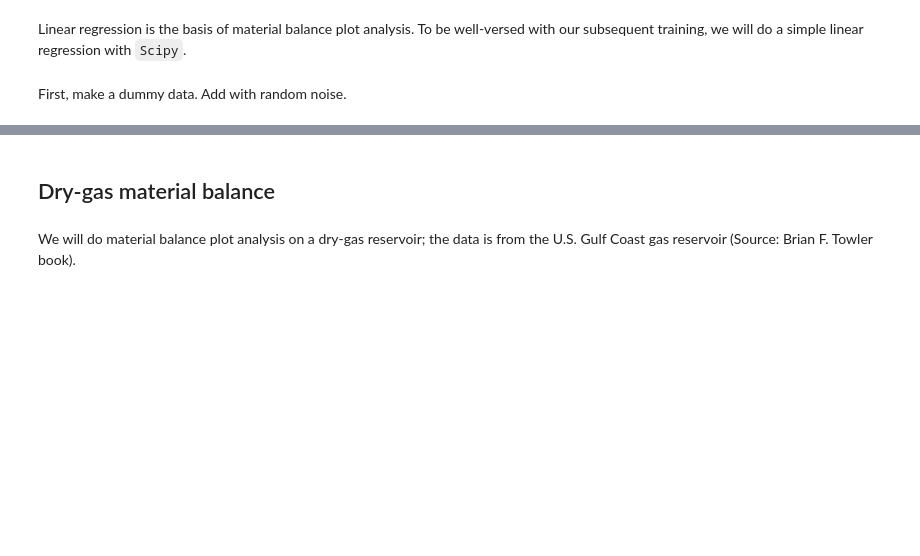
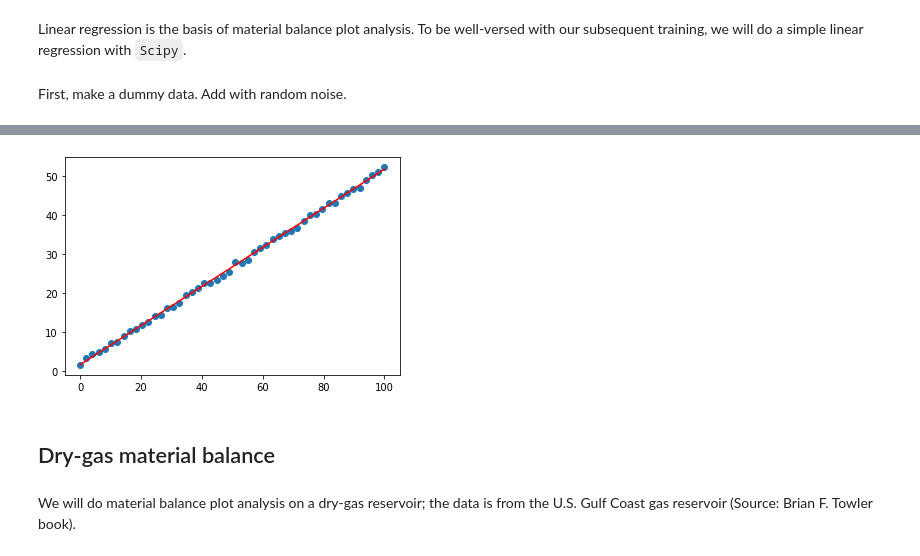
Before and after one commit to yohanesnuwara/python-bootcamp-for-geoengineers, a Jupyter notebook: EnP_training/session4_mbal.ipynb, the cells around one changed output, grey strips where cells are left out. Saved outputs shown, nothing was run; the diff lists cells and outputs as text; code cells hidden in the pictures; blank space fills up the shorter version.

```diff
--- a/EnP_training/session4_mbal.ipynb
+++ b/EnP_training/session4_mbal.ipynb
@@ -34,5 +62,12 @@ First, make a dummy data. Add with random noise.
 # %%
 # plot the linear fit line with dummy data
+yreg = a * x + b
+
+plt.plot(x,y,'o')
+plt.plot(x, yreg, 'r-')
+plt.show()
+# %% [output]
+[figure, added]
 # %% [markdown]
 ## Dry-gas material balance
 # %% [markdown]
```
Also changed, not shown: parts of 37 cells of this notebook.
